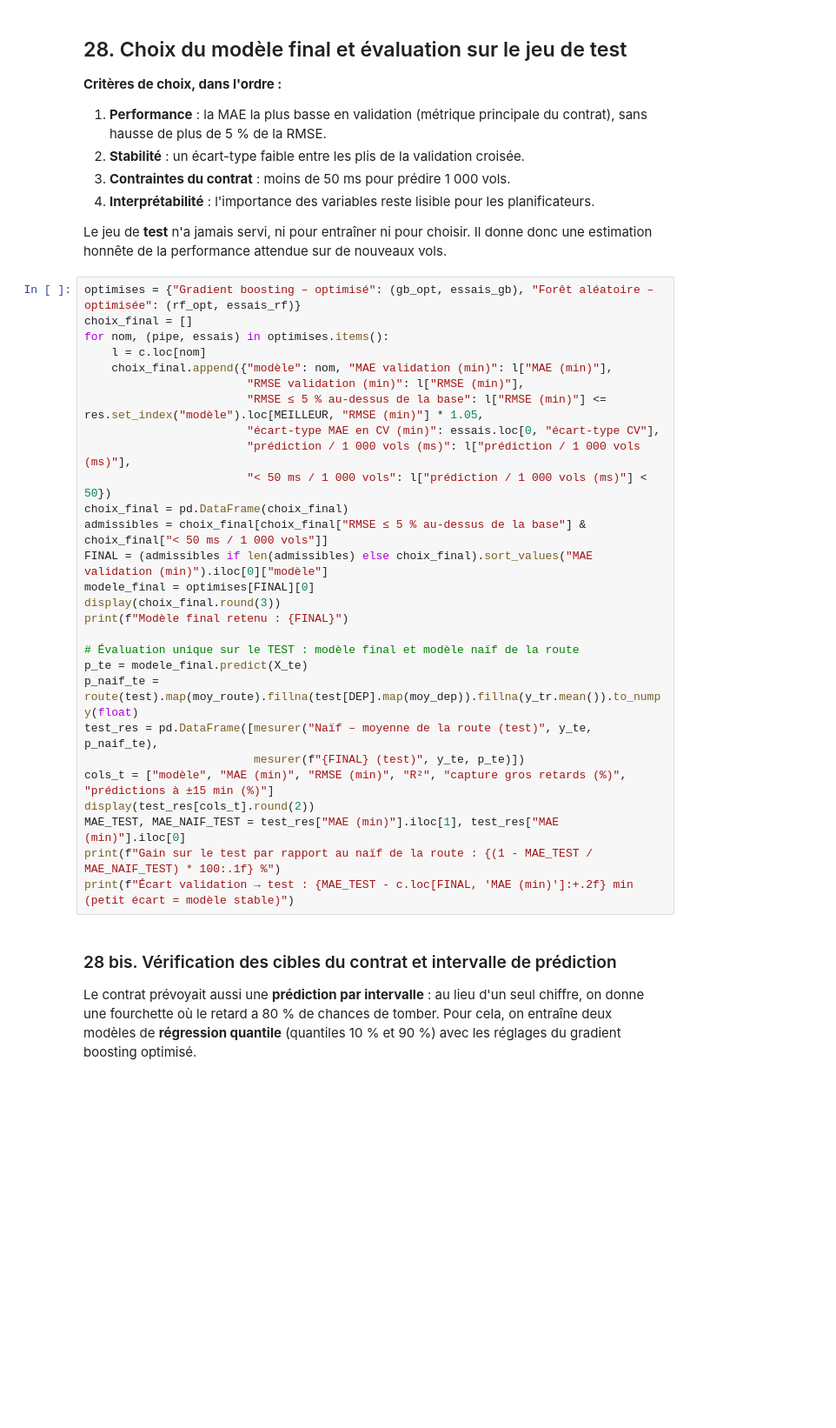
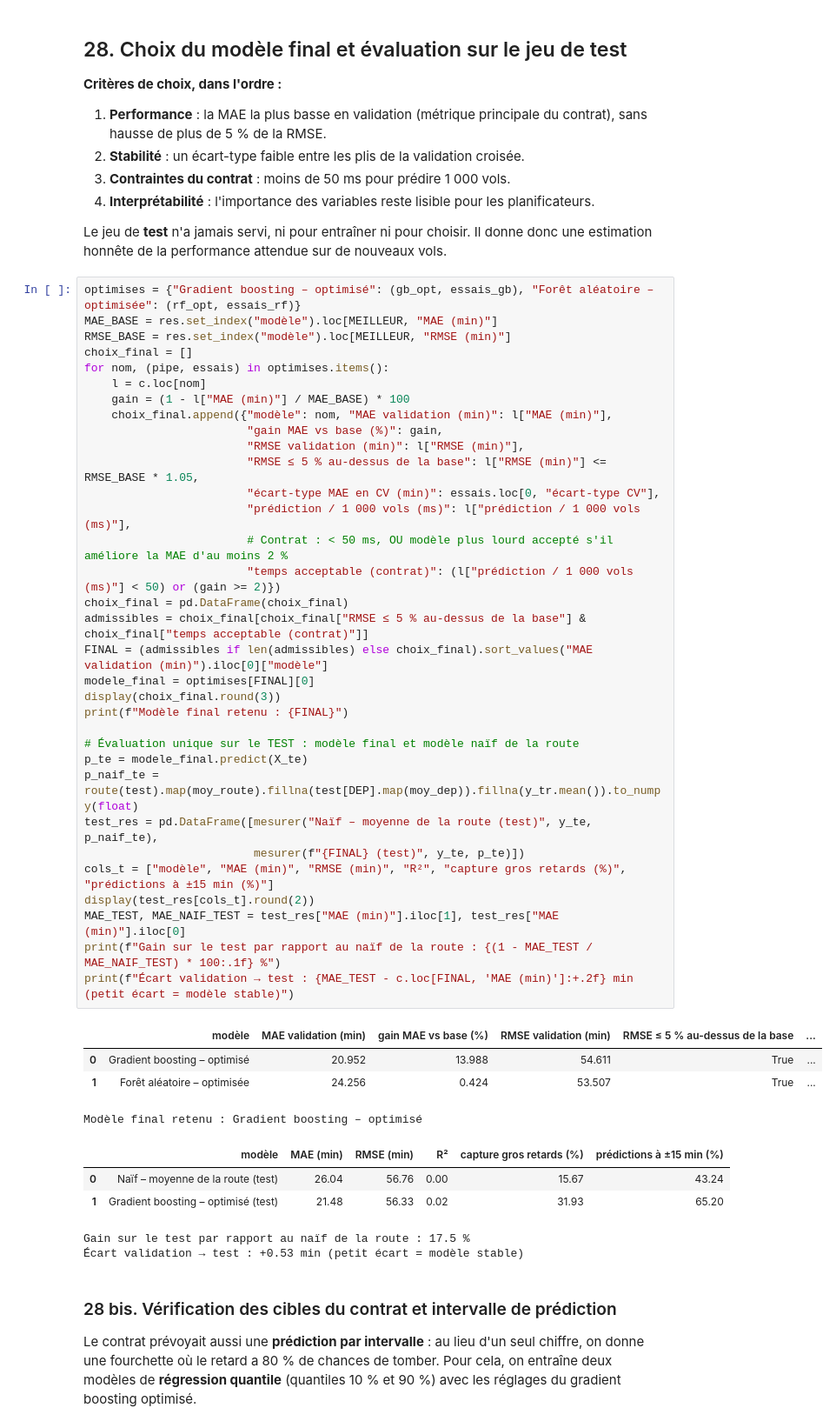
Before and after one commit to gnichimariem1-cell/predivol, a Jupyter notebook: PrediVol.ipynb, the cells around one changed output. Shown at 87% size. Drawn from its saved outputs; the diff is of its cells as text; blank space fills up the shorter version.

```diff
--- a/PrediVol.ipynb
+++ b/PrediVol.ipynb
@@ -1655,32 +1697,47 @@ chrono("section 27")
 Le jeu de **test** n'a jamais servi, ni pour entraîner ni pour choisir. Il donne donc une estimation honnête de la performance attendue sur de nouveaux vols.
 # %%
 optimises = {"Gradient boosting – optimisé": (gb_opt, essais_gb), "Forêt aléatoire – optimisée": (rf_opt, essais_rf)}
+MAE_BASE = res.set_index("modèle").loc[MEILLEUR, "MAE (min)"]
+RMSE_BASE = res.set_index("modèle").loc[MEILLEUR, "RMSE (min)"]
 choix_final = []
 for nom, (pipe, essais) in optimises.items():
     l = c.loc[nom]
+    gain = (1 - l["MAE (min)"] / MAE_BASE) * 100
     choix_final.append({"modèle": nom, "MAE validation (min)": l["MAE (min)"],
+                        "gain MAE vs base (%)": gain,
                         "RMSE validation (min)": l["RMSE (min)"],
-                        "RMSE ≤ 5 % au-dessus de la base": l["RMSE (min)"] <= res.set_index("modèle").loc[MEILLEUR, "RMSE (min)"] * 1.05,
+                        "RMSE ≤ 5 % au-dessus de la base": l["RMSE (min)"] <= RMSE_BASE * 1.05,
                         "écart-type MAE en CV (min)": essais.loc[0, "écart-type CV"],
                         "prédiction / 1 000 vols (ms)": l["prédiction / 1 000 vols (ms)"],
-                        "< 50 ms / 1 000 vols": l["prédiction / 1 000 vols (ms)"] < 50})
+                        # Contrat : < 50 ms, OU modèle plus lourd accepté s'il améliore la MAE d'au moins 2 %
+                        "temps acceptable (contrat)": (l["prédiction / 1 000 vols (ms)"] < 50) or (gain >= 2)})
 choix_final = pd.DataFrame(choix_final)
-admissibles = choix_final[choix_final["RMSE ≤ 5 % au-dessus de la base"] & choix_final["< 50 ms / 1 000 vols"]]
+admissibles = choix_final[choix_final["RMSE ≤ 5 % au-dessus de la base"] & choix_final["temps acceptable (contrat)"]]
 FINAL = (admissibles if len(admissibles) else choix_final).sort_values("MAE validation (min)").iloc[0]["modèle"]
 modele_final = optimises[FINAL][0]
 display(choix_final.round(3))
 print(f"Modèle final retenu : {FINAL}")
 
 # Évaluation unique sur le TEST : modèle final et modèle naïf de la route
 p_te = modele_final.predict(X_te)
 p_naif_te = route(test).map(moy_route).fillna(test[DEP].map(moy_dep)).fillna(y_tr.mean()).to_numpy(float)
 test_res = pd.DataFrame([mesurer("Naïf – moyenne de la route (test)", y_te, p_naif_te),
                          mesurer(f"{FINAL} (test)", y_te, p_te)])
 cols_t = ["modèle", "MAE (min)", "RMSE (min)", "R²", "capture gros retards (%)", "prédictions à ±15 min (%)"]
 display(test_res[cols_t].round(2))
 MAE_TEST, MAE_NAIF_TEST = test_res["MAE (min)"].iloc[1], test_res["MAE (min)"].iloc[0]
 print(f"Gain sur le test par rapport au naïf de la route : {(1 - MAE_TEST / MAE_NAIF_TEST) * 100:.1f} %")
 print(f"Écart validation → test : {MAE_TEST - c.loc[FINAL, 'MAE (min)']:+.2f} min (petit écart = modèle stable)")
+# %% [output]
+|  | modèle | MAE validation (min) | gain MAE vs base (%) | RMSE validation (min) | RMSE ≤ 5 % au-dessus de la base | ... |
+| 0 | Gradient boosting – optimisé | 20.952 | 13.988 | 54.611 | True | ... |
+| 1 | Forêt aléatoire – optimisée | 24.256 | 0.424 | 53.507 | True | ... |
+Modèle final retenu : Gradient boosting – optimisé
+|  | modèle | MAE (min) | RMSE (min) | R² | capture gros retards (%) | prédictions à ±15 min (%) |
+| 0 | Naïf – moyenne de la route (test) | 26.04 | 56.76 | 0.00 | 15.67 | 43.24 |
+| 1 | Gradient boosting – optimisé (test) | 21.48 | 56.33 | 0.02 | 31.93 | 65.20 |
+Gain sur le test par rapport au naïf de la route : 17.5 %
+Écart validation → test : +0.53 min (petit écart = modèle stable)
 # %% [markdown]
 ### 28 bis. Vérification des cibles du contrat et intervalle de prédiction
 
```
Also changed, not shown: parts of 9 cells of this notebook.
